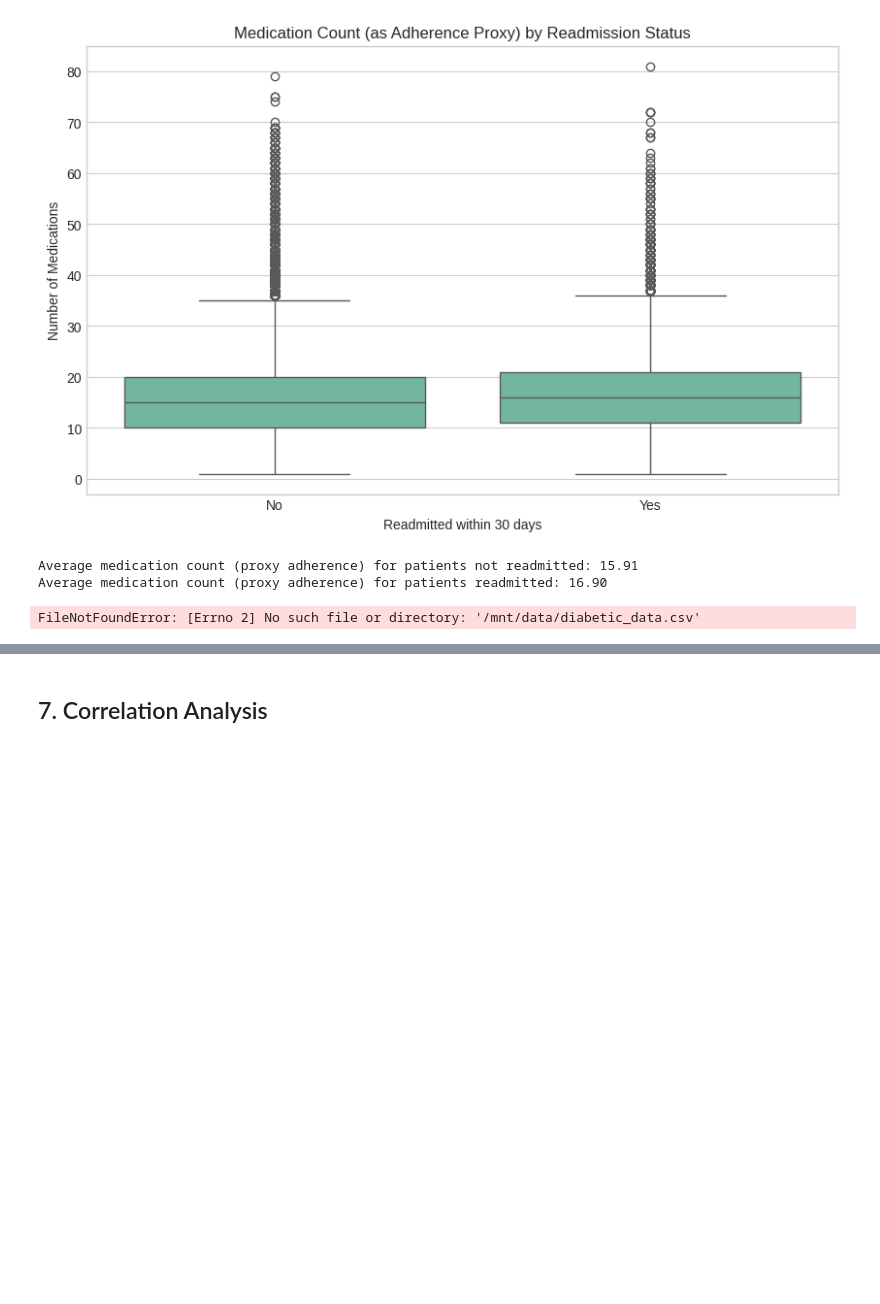
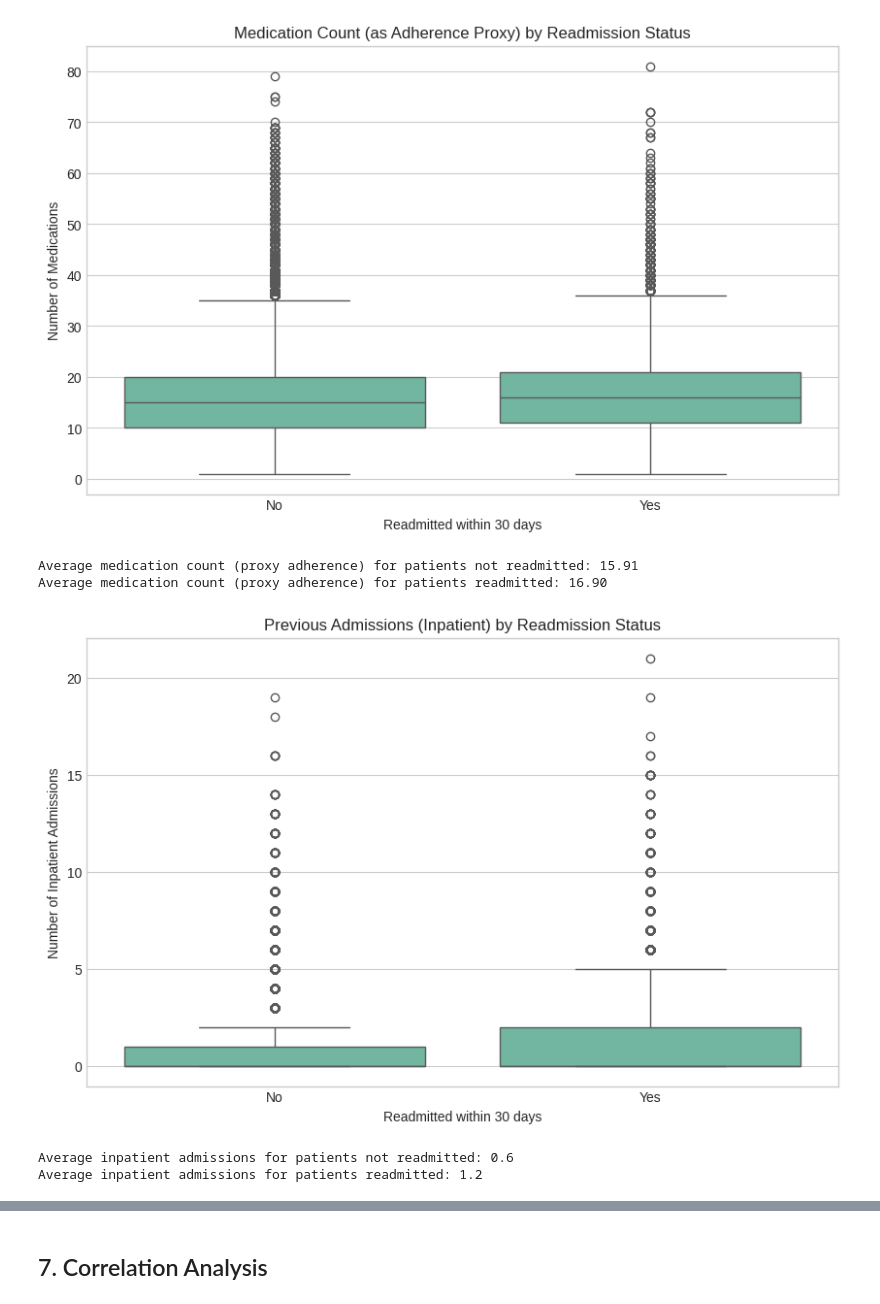
Before and after one commit to Shridhar7-8/Data-Visualization-Project, a Jupyter notebook: notebooks/01_data_exploration.ipynb, the cells around one changed output, grey strips where cells are left out. Saved outputs shown, nothing was run; the diff lists cells and outputs as text; code cells hidden in the pictures; blank space fills up the shorter version.

```diff
--- a/notebooks/01_data_exploration.ipynb
+++ b/notebooks/01_data_exploration.ipynb
@@ -602,25 +569,21 @@ print(f"Average medication count (proxy adherence) for patients readmitted: {med
 Average medication count (proxy adherence) for patients not readmitted: 15.91
 Average medication count (proxy adherence) for patients readmitted: 16.90
 # %%
-# Load the dataset
-data = pd.read_csv('/mnt/data/diabetic_data.csv')
-
-# Convert 'readmitted' to binary for <30 days
-data['readmission_30d'] = data['readmitted'].apply(lambda x: 1 if x == '<30' else 0)
-
 # Use 'number_inpatient' as a proxy for previous admissions
 plt.figure(figsize=(10, 6))
 sns.boxplot(data=data, x='readmission_30d', y='number_inpatient')
 plt.title('Previous Admissions (Inpatient) by Readmission Status')
 plt.xlabel('Readmitted within 30 days')
 plt.ylabel('Number of Inpatient Admissions')
 plt.xticks([0, 1], ['No', 'Yes'])
 plt.show()
 
 # Calculate average previous admissions
 prev_by_readmission = data.groupby('readmission_30d')['number_inpatient'].mean()
 print(f"Average inpatient admissions for patients not readmitted: {prev_by_readmission[0]:.1f}")
 print(f"Average inpatient admissions for patients readmitted: {prev_by_readmission[1]:.1f}")
 # %% [output]
+[figure, added]
-FileNotFoundError: [Errno 2] No such file or directory: '/mnt/data/diabetic_data.csv'
+Average inpatient admissions for patients not readmitted: 0.6
+Average inpatient admissions for patients readmitted: 1.2
 # %%
```
Also changed, not shown: parts of 12 cells of this notebook.
